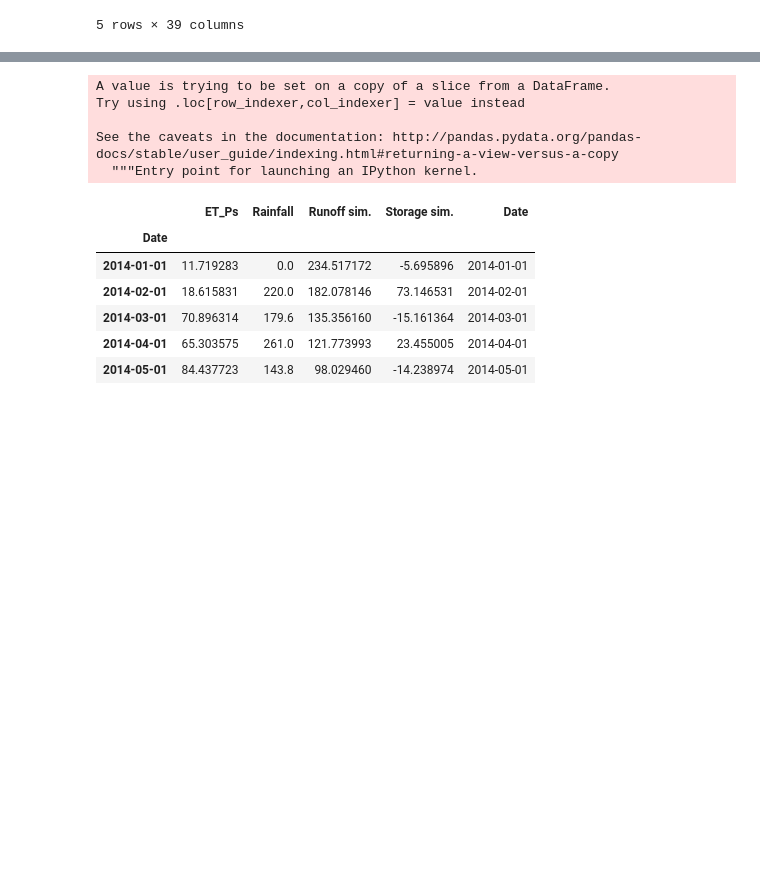
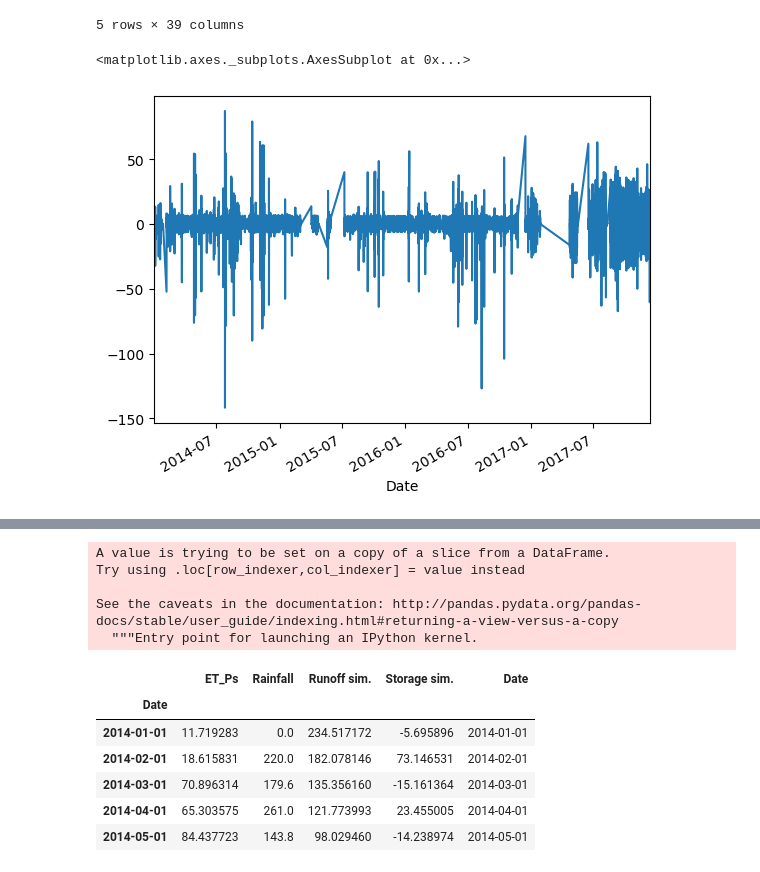
Before and after one commit to MicheleBottazzi/RRRDP, a Jupyter notebook: data/prpBalance KGE-Last.ipynb, the cells around one changed output, grey strips where cells are left out. Saved outputs shown, nothing was run; the diff lists cells and outputs as text; code cells hidden in the pictures; blank space fills up the shorter version.

```diff
--- a/data/prpBalance KGE-Last.ipynb
+++ b/data/prpBalance KGE-Last.ipynb
@@ -243,3 +243,8 @@ dfMon.head()
 # %%
 dfM = dfMon[['so_et','prp','obs_mm_runoff','so_D_storage']]
 dfM.columns = ['ET_Ps','Rainfall','Runoff sim.','Storage sim.']
+# %%
+df['residual_obs + et_obs'].plot()
+# %% [output]
+<matplotlib.axes._subplots.AxesSubplot at 0x...>
+[figure, added]
```
Also changed, not shown: parts of 1 cell of this notebook.
